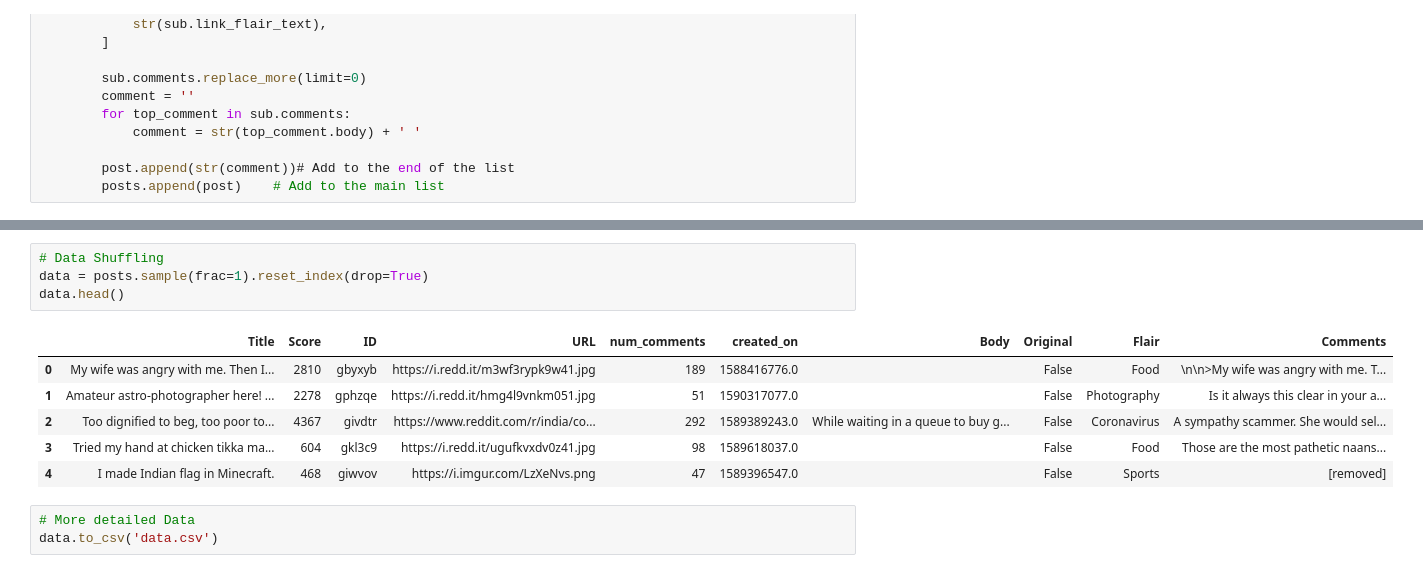
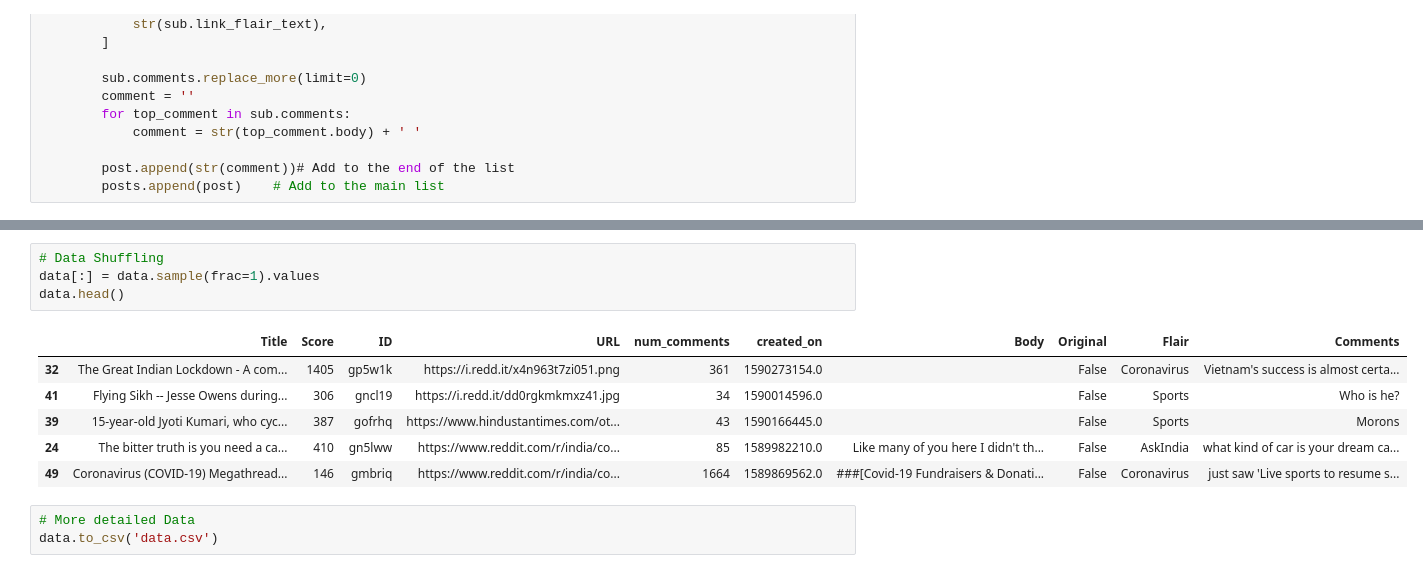
Before and after one commit to prakharrathi25/reddit-flair-predictor, a Jupyter notebook: notebooks/Collecting 'India' subreddit data.ipynb, the cells around one changed output, grey strips where cells are left out. Drawn from its saved outputs; the diff is of its cells as text.

```diff
--- a/notebooks/Collecting 'India' subreddit data.ipynb
+++ b/notebooks/Collecting 'India' subreddit data.ipynb
@@ -204,14 +188,14 @@ posts.head()
 # %%
 # Data Shuffling
-data = posts.sample(frac=1).reset_index(drop=True)
+data[:] = data.sample(frac=1).values
 data.head()
 # %% [output]
 |  | Title | Score | ID | URL | num_comments | created_on | Body | Original | Flair | Comments |
-| 0 | My wife was angry with me. Then I... | 2810 | gbyxyb | https://i.redd.it/m3wf3rypk9w41.jpg | 189 | 1588416776.0 |  | False | Food | \n\n>My wife was angry with me. T... |
-| 1 | Amateur astro-photographer here! ... | 2278 | gphzqe | https://i.redd.it/hmg4l9vnkm051.jpg | 51 | 1590317077.0 |  | False | Photography | Is it always this clear in your a... |
-| 2 | Too dignified to beg, too poor to... | 4367 | givdtr | https://www.reddit.com/r/india/co... | 292 | 1589389243.0 | While waiting in a queue to buy g... | False | Coronavirus | A sympathy scammer. She would sel... |
-| 3 | Tried my hand at chicken tikka ma... | 604 | gkl3c9 | https://i.redd.it/ugufkvxdv0z41.jpg | 98 | 1589618037.0 |  | False | Food | Those are the most pathetic naans... |
-| 4 | I made Indian flag in Minecraft. | 468 | giwvov | https://i.imgur.com/LzXeNvs.png | 47 | 1589396547.0 |  | False | Sports | [removed] |
+| 32 | The Great Indian Lockdown - A com... | 1405 | gp5w1k | https://i.redd.it/x4n963t7zi051.png | 361 | 1590273154.0 |  | False | Coronavirus | Vietnam's success is almost certa... |
+| 41 | Flying Sikh -- Jesse Owens during... | 306 | gncl19 | https://i.redd.it/dd0rgkmkmxz41.jpg | 34 | 1590014596.0 |  | False | Sports | Who is he? |
+| 39 | 15-year-old Jyoti Kumari, who cyc... | 387 | gofrhq | https://www.hindustantimes.com/ot... | 43 | 1590166445.0 |  | False | Sports | Morons |
+| 24 | The bitter truth is you need a ca... | 410 | gn5lww | https://www.reddit.com/r/india/co... | 85 | 1589982210.0 | Like many of you here I didn't th... | False | AskIndia | what kind of car is your dream ca... |
+| 49 | Coronavirus (COVID-19) Megathread... | 146 | gmbriq | https://www.reddit.com/r/india/co... | 1664 | 1589869562.0 | ###[Covid-19 Fundraisers & Donati... | False | Coronavirus | just saw 'Live sports to resume s... |
 # %%
 # More detailed Data
 data.to_csv('data.csv')
```
Also changed, not shown: parts of 3 cells of this notebook.
